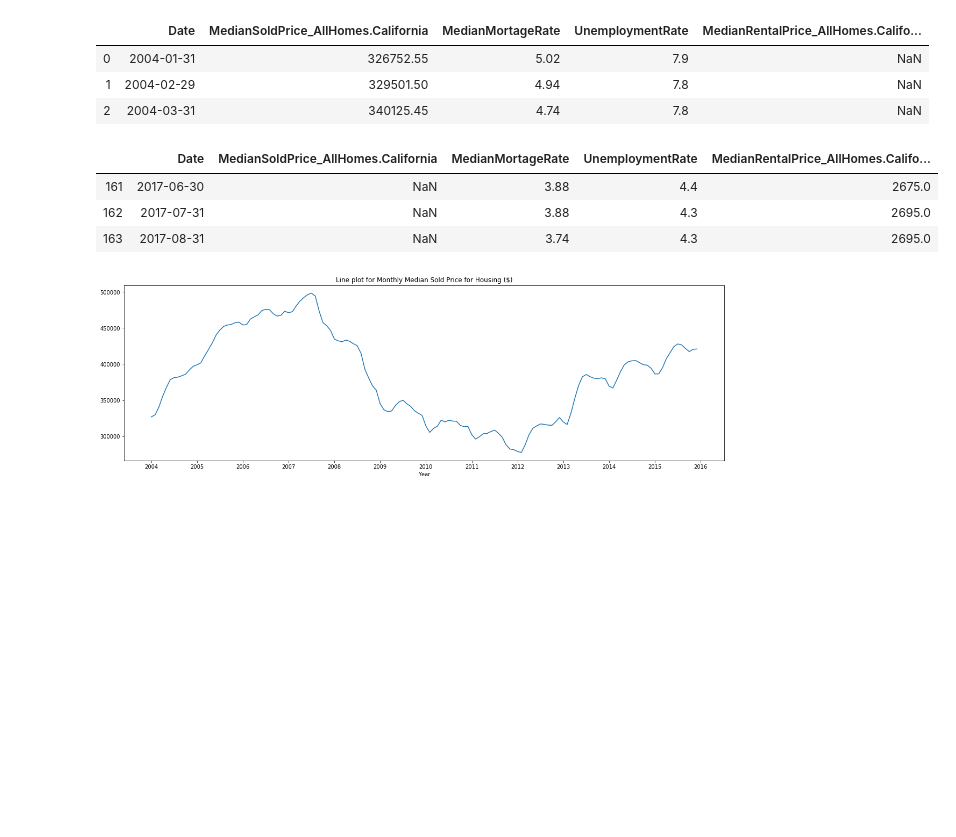
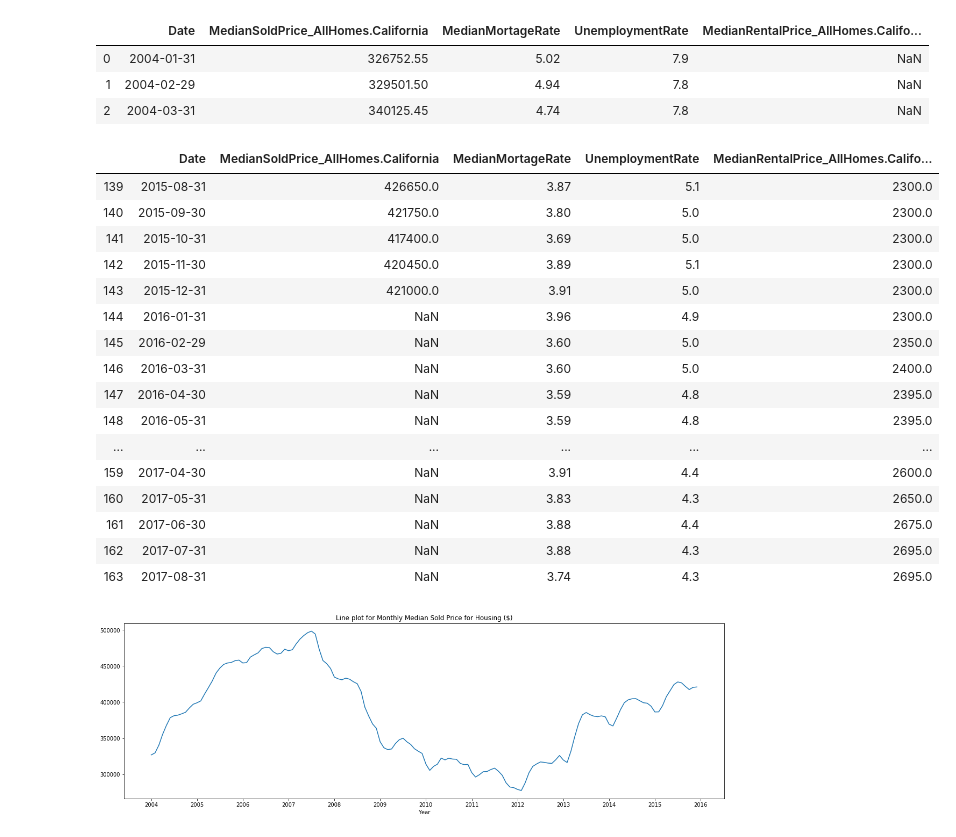
Before and after one commit to mikiotada/msds604-finalproject, a Jupyter notebook: mikio_msds604_finalproject.ipynb, the cells around one changed output. Saved outputs shown, nothing was run; the diff lists cells and outputs as text; code cells hidden in the pictures; blank space fills up the shorter version.

```diff
--- a/mikio_msds604_finalproject.ipynb
+++ b/mikio_msds604_finalproject.ipynb
@@ -13,5 +23,5 @@ from statsmodels.graphics.tsaplots import plot_pacf
 # %%
-data = pd.read_csv('zillow-carlifornia .csv', parse_dates=True, squeeze=True)
+data = pd.read_csv('../zillow-carlifornia .csv', parse_dates=True, squeeze=True)
 data.shape
 # %% [output]
 (164, 5)
@@ -23,9 +33,22 @@ data.head(3)
 | 1 | 2004-02-29 | 329501.50 | 4.94 | 7.8 | NaN |
 | 2 | 2004-03-31 | 340125.45 | 4.74 | 7.8 | NaN |
 # %%
-data.tail(3)
+data.tail(25)
 # %% [output]
 |  | Date | MedianSoldPrice_AllHomes.California | MedianMortageRate | UnemploymentRate | MedianRentalPrice_AllHomes.Califo... |
+| 139 | 2015-08-31 | 426650.0 | 3.87 | 5.1 | 2300.0 |
+| 140 | 2015-09-30 | 421750.0 | 3.80 | 5.0 | 2300.0 |
+| 141 | 2015-10-31 | 417400.0 | 3.69 | 5.0 | 2300.0 |
+| 142 | 2015-11-30 | 420450.0 | 3.89 | 5.1 | 2300.0 |
+| 143 | 2015-12-31 | 421000.0 | 3.91 | 5.0 | 2300.0 |
+| 144 | 2016-01-31 | NaN | 3.96 | 4.9 | 2300.0 |
+| 145 | 2016-02-29 | NaN | 3.60 | 5.0 | 2350.0 |
+| 146 | 2016-03-31 | NaN | 3.60 | 5.0 | 2400.0 |
+| 147 | 2016-04-30 | NaN | 3.59 | 4.8 | 2395.0 |
+| 148 | 2016-05-31 | NaN | 3.59 | 4.8 | 2395.0 |
+| ... | ... | ... | ... | ... | ... |
+| 159 | 2017-04-30 | NaN | 3.91 | 4.4 | 2600.0 |
+| 160 | 2017-05-31 | NaN | 3.83 | 4.3 | 2650.0 |
 | 161 | 2017-06-30 | NaN | 3.88 | 4.4 | 2675.0 |
 | 162 | 2017-07-31 | NaN | 3.88 | 4.3 | 2695.0 |
 | 163 | 2017-08-31 | NaN | 3.74 | 4.3 | 2695.0 |
```
Also changed, not shown: parts of 33 cells of this notebook, 1 other file.
